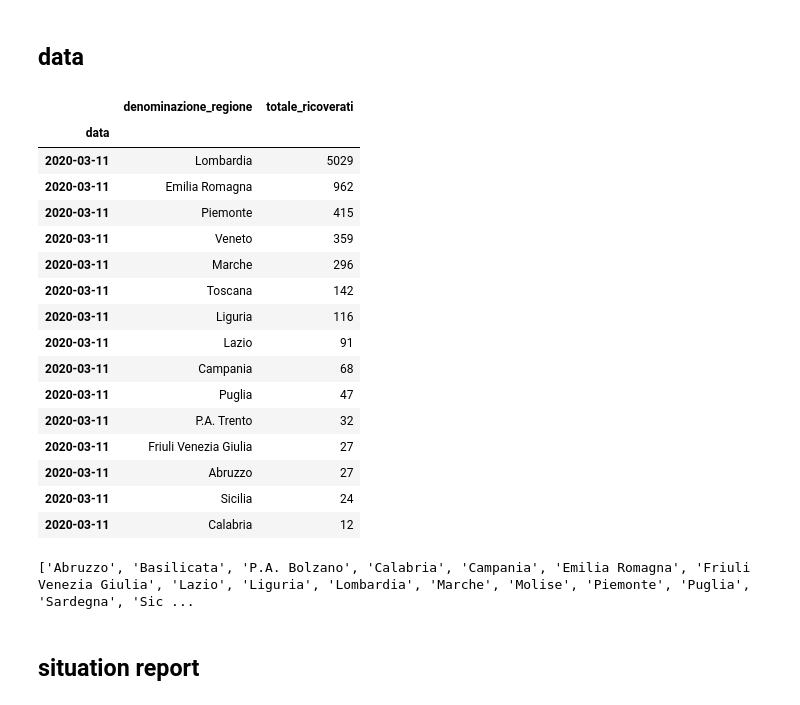
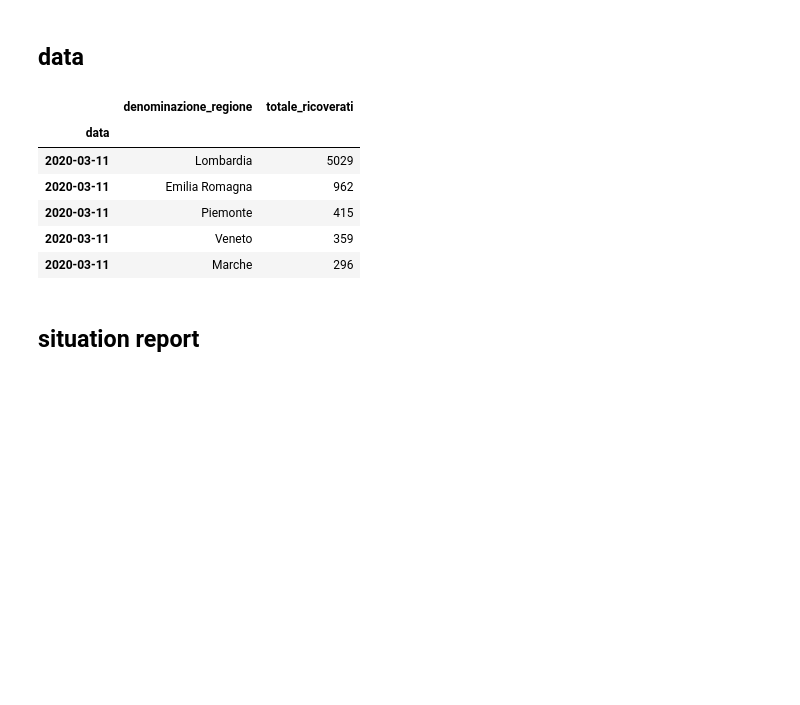
Before and after one commit to alexamici/covid-19-notebooks, a Jupyter notebook: notebooks/italy-regions-situation-report.ipynb, the cells around one changed output. Saved outputs shown, nothing was run; the diff lists cells and outputs as text; code cells hidden in the pictures; blank space fills up the shorter version.

```diff
--- a/notebooks/italy-regions-situation-report.ipynb
+++ b/notebooks/italy-regions-situation-report.ipynb
@@ -28,34 +28,19 @@ date_italy_regions_path = 'dpc-covid19-ita-regioni.csv'
 # %%
 data_italy_regions = pd.read_csv(date_italy_regions_path, parse_dates=['data'], index_col=['data'])
 data_italy_regions['totale_terapia_intensiva'] = data_italy_regions['terapia_intensiva'] + data_italy_regions['deceduti']
 data_italy_regions['totale_ricoverati'] = data_italy_regions['ricoverati_con_sintomi'] + data_italy_regions['totale_terapia_intensiva']
 
 data_italy_regions.index = data_italy_regions.index.normalize()
 
-data_italy_regions.loc[data_italy_regions.index.max()].sort_values('totale_ricoverati', ascending=False)[['denominazione_regione', 'totale_ricoverati']].head(15)
+data_italy_regions.loc[data_italy_regions.index.max()].sort_values('totale_ricoverati', ascending=False)[['denominazione_regione', 'totale_ricoverati']].head()
 # %% [output]
 |  | denominazione_regione | totale_ricoverati |
 | data |  |  |
 | 2020-03-11 | Lombardia | 5029 |
 | 2020-03-11 | Emilia Romagna | 962 |
 | 2020-03-11 | Piemonte | 415 |
 | 2020-03-11 | Veneto | 359 |
 | 2020-03-11 | Marche | 296 |
-| 2020-03-11 | Toscana | 142 |
-| 2020-03-11 | Liguria | 116 |
-| 2020-03-11 | Lazio | 91 |
-| 2020-03-11 | Campania | 68 |
-| 2020-03-11 | Puglia | 47 |
-| 2020-03-11 | P.A. Trento | 32 |
-| 2020-03-11 | Friuli Venezia Giulia | 27 |
-| 2020-03-11 | Abruzzo | 27 |
-| 2020-03-11 | Sicilia | 24 |
-| 2020-03-11 | Calabria | 12 |
-# %%
-regions = data_italy_regions['denominazione_regione'].unique().tolist()
-print(regions)
-# %% [output]
-['Abruzzo', 'Basilicata', 'P.A. Bolzano', 'Calabria', 'Campania', 'Emilia Romagna', 'Friuli Venezia Giulia', 'Lazio', 'Liguria', 'Lombardia', 'Marche', 'Molise', 'Piemonte', 'Puglia', 'Sardegna', 'Sic ...
 # %% [markdown]
 ## situation report
 # %%
```
Also changed, not shown: parts of 3 cells of this notebook.
